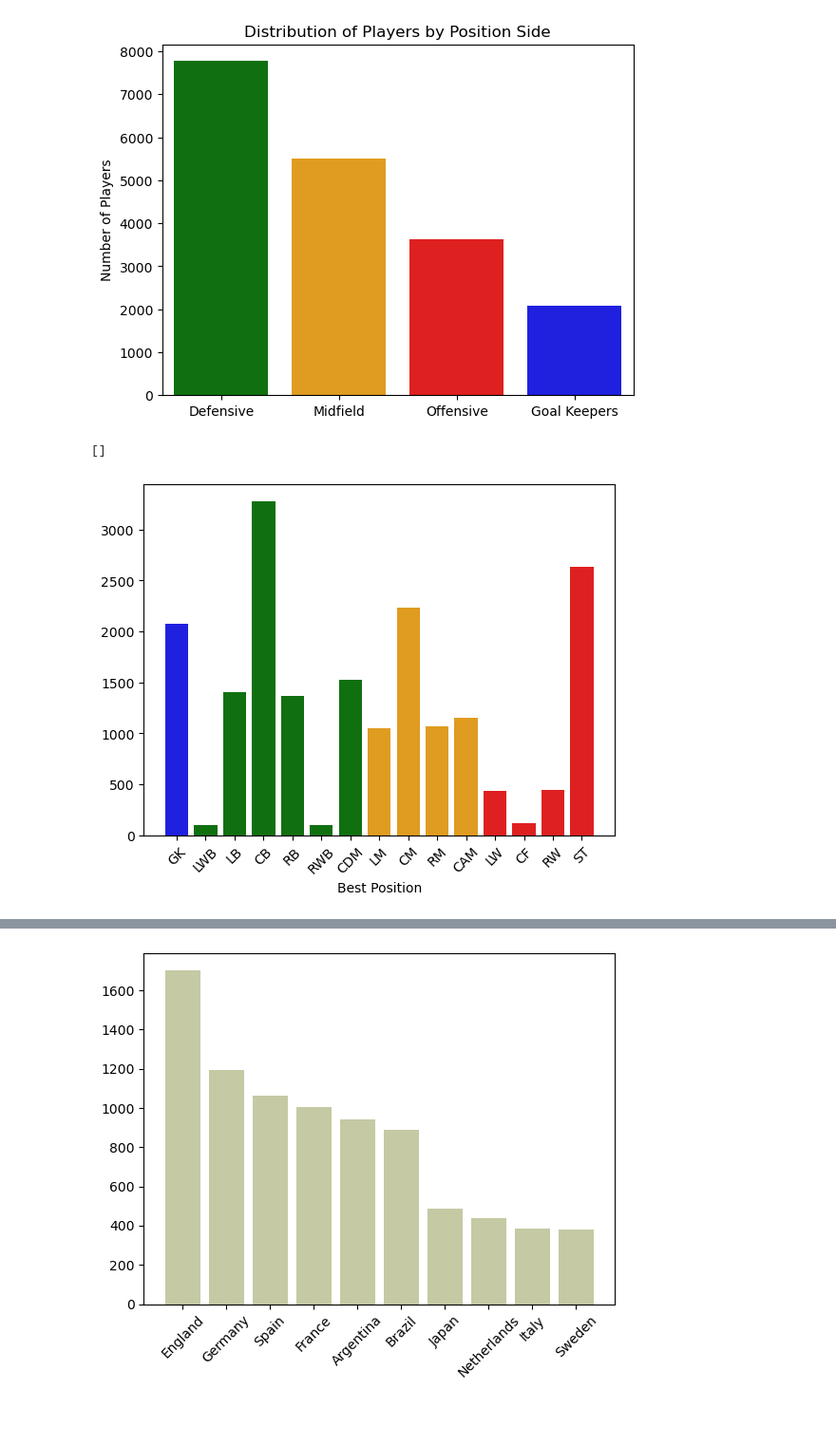
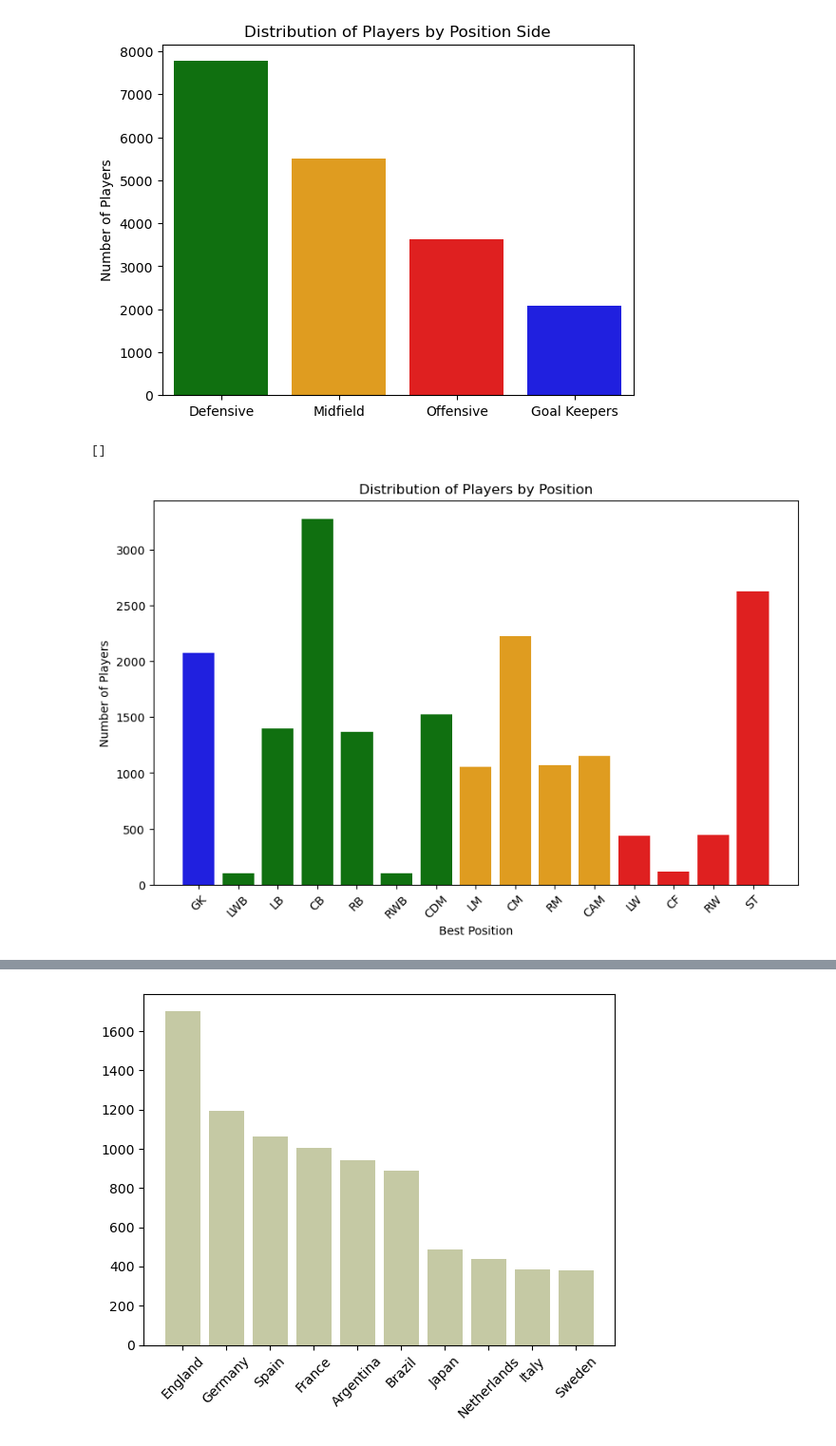
Before and after one commit to NazimKs/ETL_data_warehouse, a Jupyter notebook: ETL_data_warhouse.ipynb, the cells around one changed output, grey strips where cells are left out. Shown at 95% size. Drawn from its saved outputs; the diff is of its cells as text; code cells hidden in the pictures; blank space fills up the shorter version.

```diff
--- a/ETL_data_warhouse.ipynb
+++ b/ETL_data_warhouse.ipynb
@@ -380,0 +448,2 @@ fifa_df = fifa_df.drop([ 'Crossing', 'Finishing', 'Heading Accuracy', 'Short Pas
+# %%
+fifa_df["Growth"] =  fifa_df["Potential"] - fifa_df["OVA"]
@@ -381,2 +452,2 @@ fifa_df = fifa_df.drop([ 'Crossing', 'Finishing', 'Heading Accuracy', 'Short Pas
 # %%
-fifa_df = fifa_df.drop(["POT","BOV","BP","Growth","Total Stats","Base Stats","Hits","A/W","D/W"],axis=1)
+fifa_df = fifa_df.drop(["POT","BOV","BP","Total Stats","Base Stats","Hits","A/W","D/W"],axis=1)
@@ -417,19 +491,19 @@ plt.show()
 # %%
 counts = fifa_df["Best Position"].value_counts()
 
 
 
 values = counts.values
 labels = counts.index
 sns.set_palette([position_colors[pos] for pos in position_by_order])
 
-
+plt.figure(figsize=(10, 6))
 plt.xticks(rotation=45)
 
 sns.barplot(data=fifa_df,x=labels,y=values,order=position_by_order)
 plt.title("Distribution of Players by Position")
 plt.ylabel("Number of Players")
 plt.plot()
 # %% [output]
 []
-[figure, old version]
+[figure, new version]
```
Also changed, not shown: parts of 34 cells of this notebook, 1 other file.
